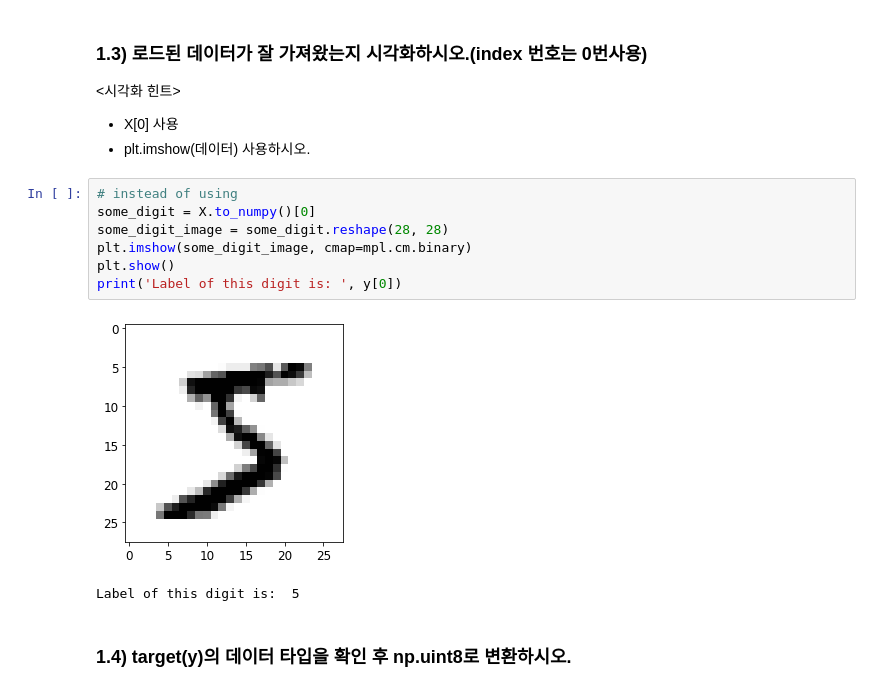
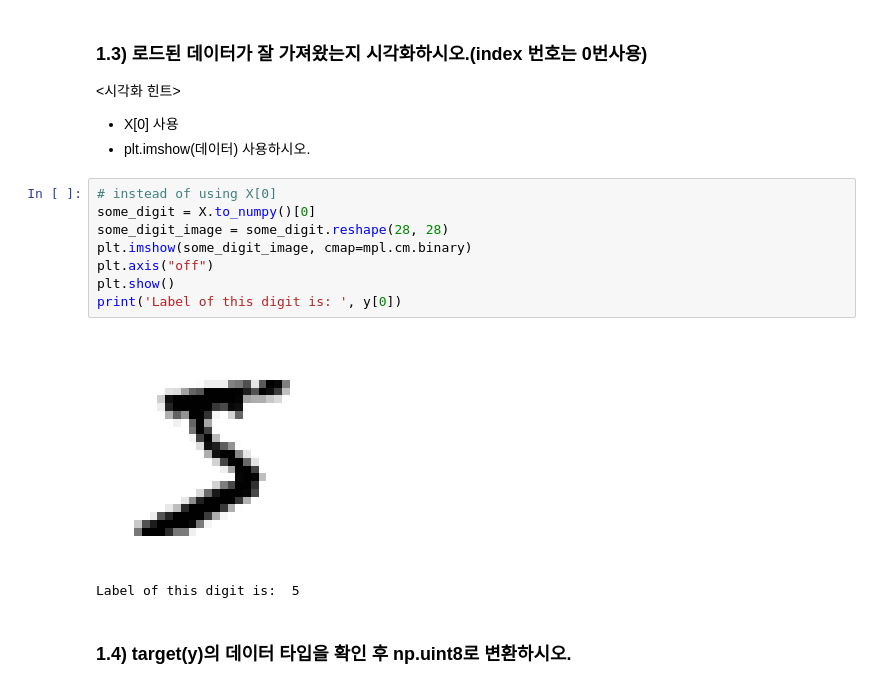
Before and after one commit to escortKwon/Advanced-AI-Education, a Jupyter notebook: 2nd Week/Exercise/Lecture_2_1.ipynb, the cells around one changed output. Saved outputs shown, nothing was run; the diff lists cells and outputs as text.

```diff
--- a/2nd Week/Exercise/Lecture_2_1.ipynb
+++ b/2nd Week/Exercise/Lecture_2_1.ipynb
@@ -95,14 +95,15 @@ print(y.shape)
 * X[0] 사용
 * plt.imshow(데이터) 사용하시오.
 # %%
-# instead of using
+# instead of using X[0]
 some_digit = X.to_numpy()[0]
 some_digit_image = some_digit.reshape(28, 28)
 plt.imshow(some_digit_image, cmap=mpl.cm.binary)
+plt.axis("off")
 plt.show()
 print('Label of this digit is: ', y[0])
 # %% [output]
-[figure, old version]
+[figure, new version]
 Label of this digit is:  5
 # %% [markdown]
 ### 1.4)  target(y)의 데이터 타입을 확인 후 np.uint8로 변환하시오.
```
Also changed, not shown: parts of 23 cells of this notebook.
